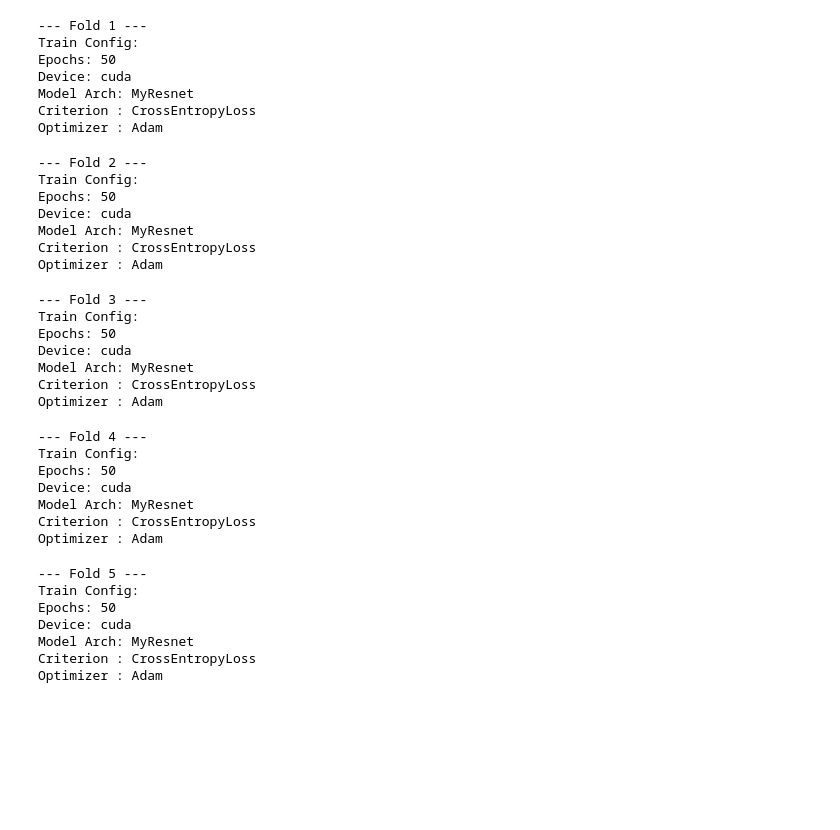
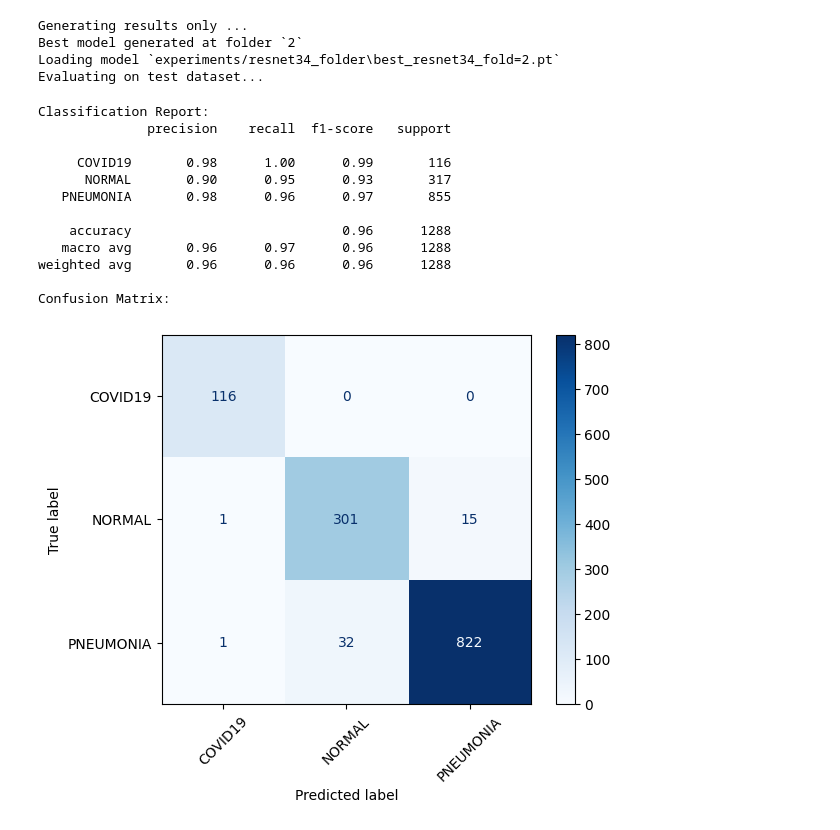
Before and after one commit to intel-comp-saude-ufes/2025-1-P2-classificador-CheXpert, a Jupyter notebook: trab.ipynb, the cells around one changed output. Cells and saved outputs as stored; diff of their text form; code cells hidden in the pictures; blank space fills up the shorter version.

```diff
--- a/trab.ipynb
+++ b/trab.ipynb
@@ -128,47 +239,29 @@ Optimizer : Adam
 # %%
 resnet34_config = ExperimentConfig(
     name="resnet34",
     model_fn=lambda: MyResnet(resnet_version='resnet34', n_classes=n_classes),
     loss_fn=lambda: nn.CrossEntropyLoss(),
     optimizer_fn=lambda params: opt.Adam(params, lr=1e-3)
 )
-experiment(resnet34_config, data_dict, device, metrics, freeze=False, epochs=50)
+experiment(resnet34_config, data_dict, device, metrics, freeze=False, epochs=50, mode='results')
 # %% [output]
---- Fold 1 ---
-Train Config:
-Epochs: 50
-Device: cuda
-Model Arch: MyResnet
-Criterion : CrossEntropyLoss
-Optimizer : Adam
+Generating results only ...
+Best model generated at folder `2`
+Loading model `experiments/resnet34_folder\best_resnet34_fold=2.pt`
+Evaluating on test dataset...
---- Fold 2 ---
-Train Config:
-Epochs: 50
-Device: cuda
-Model Arch: MyResnet
-Criterion : CrossEntropyLoss
-Optimizer : Adam
+Classification Report:
+              precision    recall  f1-score   support
+
+     COVID19       0.98      1.00      0.99       116
+      NORMAL       0.90      0.95      0.93       317
+   PNEUMONIA       0.98      0.96      0.97       855
+
+    accuracy                           0.96      1288
+   macro avg       0.96      0.97      0.96      1288
+weighted avg       0.96      0.96      0.96      1288
+
+Confusion Matrix:
---- Fold 3 ---
-Train Config:
-Epochs: 50
-Device: cuda
-Model Arch: MyResnet
-Criterion : CrossEntropyLoss
-Optimizer : Adam
---- Fold 4 ---
-Train Config:
-Epochs: 50
-Device: cuda
-Model Arch: MyResnet
-Criterion : CrossEntropyLoss
-Optimizer : Adam
---- Fold 5 ---
-Train Config:
-Epochs: 50
-Device: cuda
-Model Arch: MyResnet
-Criterion : CrossEntropyLoss
-Optimizer : Adam
+[figure, added]
 # %%
 mobilenet_v2_config = ExperimentConfig(
     name="mobilenet_v2",
```
Also changed, not shown: parts of 11 cells of this notebook, 5 other files.
